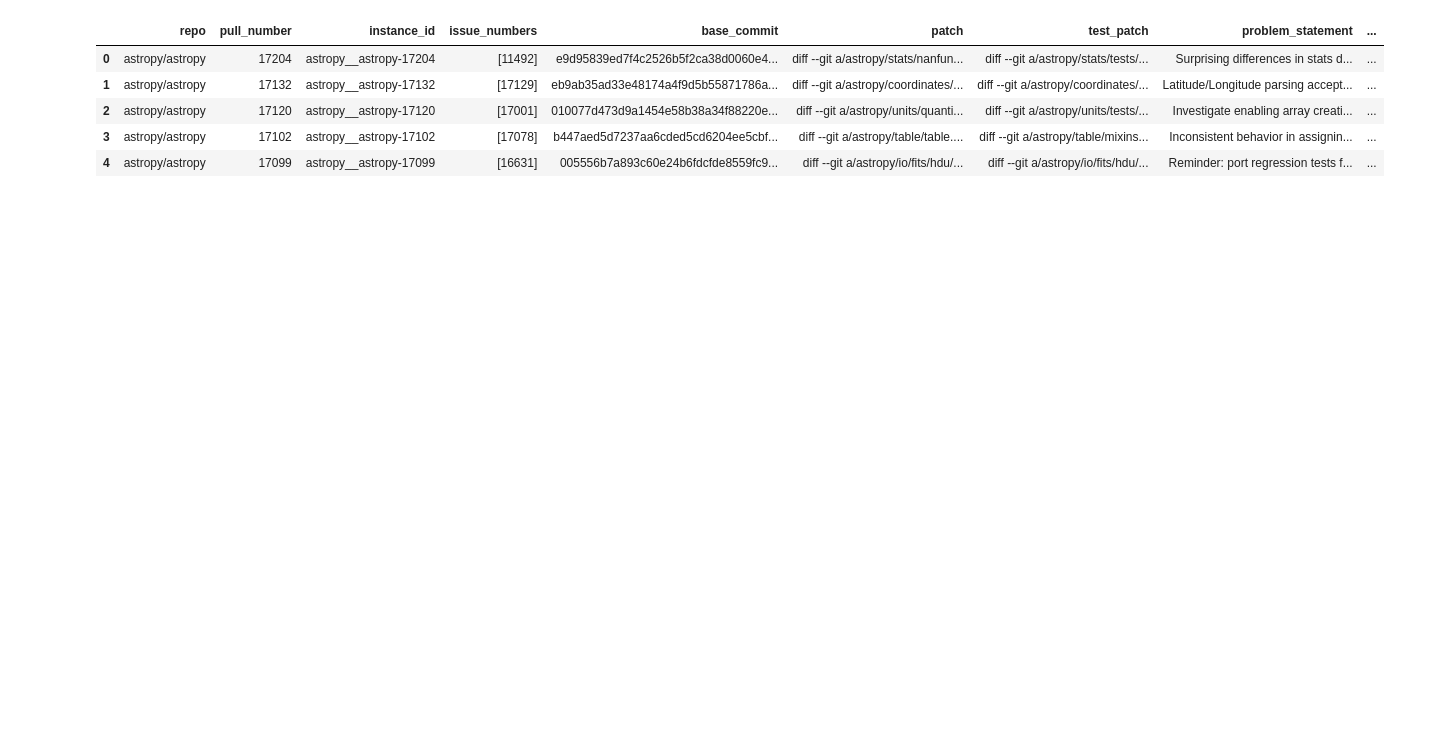
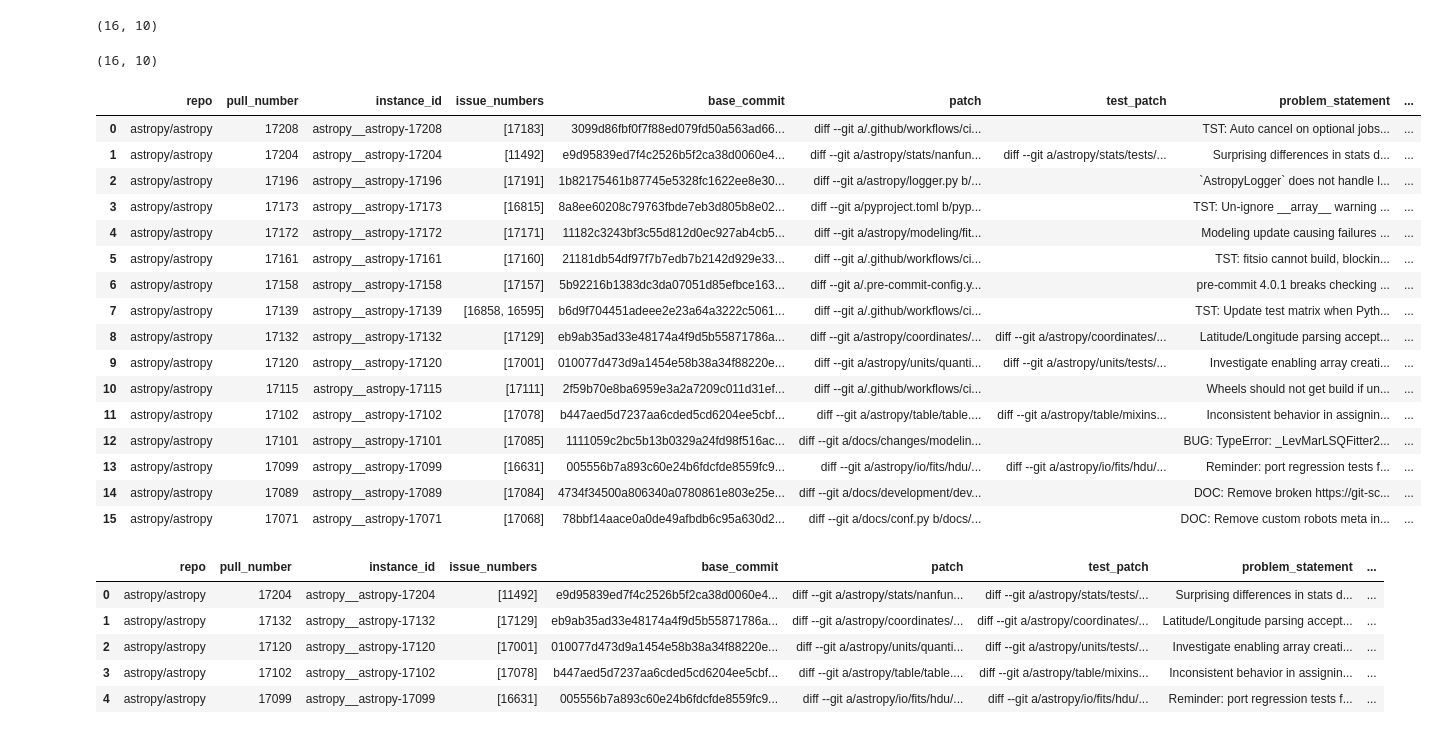
Before and after one commit to oyangjo/swe-dream, a Jupyter notebook: swebench/collect/inspect.ipynb, the cells around one changed output. Cells and saved outputs as stored; diff of their text form; code cells hidden in the pictures; blank space fills up the shorter version.

Commit message:
inspection for all output dataframes

```diff
--- a/swebench/collect/inspect.ipynb
+++ b/swebench/collect/inspect.ipynb
@@ -3,16 +3,28 @@ import json
 import pandas as pd
 
 # Path to the JSONL file
-file_path = '/Users/joyang/Development/swe-dream/swebench/collect/tasks/astropy-task-instances.jsonl'
+fp_pr = '/Users/joyang/Development/swe-dream/swebench/collect/prs/astropy-prs-20240531.jsonl'
+fp_t_all = '/Users/joyang/Development/swe-dream/swebench/collect/tasks/astropy-task-instances.jsonl.all'
+fp_t = '/Users/joyang/Development/swe-dream/swebench/collect/tasks/astropy-task-instances.jsonl'
 
 # List to store the data
-data = []
+data_pr = []
+data_t_all = []
+data_t = []
 
 # Open the file and read line by line
-with open(file_path, 'r') as file:
+with open(fp_pr, 'r') as file:
     for line in file:
-        # Parse each line as JSON and append to data list
-        data.append(json.loads(line))
+        data_pr.append(json.loads(line))
+with open(fp_t_all, 'r') as file:
+    for line in file:
+        data_t_all.append(json.loads(line))
+with open(fp_t, 'r') as file:
+    for line in file:
+        data_t.append(json.loads(line))
+
 
 # Convert the list of dictionaries to a pandas DataFrame
-df = pd.DataFrame(data)
+df_pr = pd.DataFrame(data_pr)
+df_t_all = pd.DataFrame(data_t_all)
+df_t = pd.DataFrame(data_t)
@@ -19,2 +46,30 @@ df = pd.DataFrame(data)
+# %%
+df_t_all.shape
+# %% [output]
+(16, 10)
+# %%
+df_t_all.shape
+# %% [output]
+(16, 10)
+# %%
+df_t_all.head(16)
+# %% [output]
+|  | repo | pull_number | instance_id | issue_numbers | base_commit | patch | test_patch | problem_statement | ... |
+| 0 | astropy/astropy | 17208 | astropy__astropy-17208 | [17183] | 3099d86fbf0f7f88ed079fd50a563ad66... | diff --git a/.github/workflows/ci... |  | TST: Auto cancel on optional jobs... | ... |
+| 1 | astropy/astropy | 17204 | astropy__astropy-17204 | [11492] | e9d95839ed7f4c2526b5f2ca38d0060e4... | diff --git a/astropy/stats/nanfun... | diff --git a/astropy/stats/tests/... | Surprising differences in stats d... | ... |
+| 2 | astropy/astropy | 17196 | astropy__astropy-17196 | [17191] | 1b82175461b87745e5328fc1622ee8e30... | diff --git a/astropy/logger.py b/... |  | `AstropyLogger` does not handle l... | ... |
+| 3 | astropy/astropy | 17173 | astropy__astropy-17173 | [16815] | 8a8ee60208c79763fbde7eb3d805b8e02... | diff --git a/pyproject.toml b/pyp... |  | TST: Un-ignore __array__ warning ... | ... |
+| 4 | astropy/astropy | 17172 | astropy__astropy-17172 | [17171] | 11182c3243bf3c55d812d0ec927ab4cb5... | diff --git a/astropy/modeling/fit... |  | Modeling update causing failures ... | ... |
+| 5 | astropy/astropy | 17161 | astropy__astropy-17161 | [17160] | 21181db54df97f7b7edb7b2142d929e33... | diff --git a/.github/workflows/ci... |  | TST: fitsio cannot build, blockin... | ... |
+| 6 | astropy/astropy | 17158 | astropy__astropy-17158 | [17157] | 5b92216b1383dc3da07051d85efbce163... | diff --git a/.pre-commit-config.y... |  | pre-commit 4.0.1 breaks checking ... | ... |
+| 7 | astropy/astropy | 17139 | astropy__astropy-17139 | [16858, 16595] | b6d9f704451adeee2e23a64a3222c5061... | diff --git a/.github/workflows/ci... |  | TST: Update test matrix when Pyth... | ... |
+| 8 | astropy/astropy | 17132 | astropy__astropy-17132 | [17129] | eb9ab35ad33e48174a4f9d5b55871786a... | diff --git a/astropy/coordinates/... | diff --git a/astropy/coordinates/... | Latitude/Longitude parsing accept... | ... |
+| 9 | astropy/astropy | 17120 | astropy__astropy-17120 | [17001] | 010077d473d9a1454e58b38a34f88220e... | diff --git a/astropy/units/quanti... | diff --git a/astropy/units/tests/... | Investigate enabling array creati... | ... |
+| 10 | astropy/astropy | 17115 | astropy__astropy-17115 | [17111] | 2f59b70e8ba6959e3a2a7209c011d31ef... | diff --git a/.github/workflows/ci... |  | Wheels should not get build if un... | ... |
+| 11 | astropy/astropy | 17102 | astropy__astropy-17102 | [17078] | b447aed5d7237aa6cded5cd6204ee5cbf... | diff --git a/astropy/table/table.... | diff --git a/astropy/table/mixins... | Inconsistent behavior in assignin... | ... |
+| 12 | astropy/astropy | 17101 | astropy__astropy-17101 | [17085] | 1111059c2bc5b13b0329a24fd98f516ac... | diff --git a/docs/changes/modelin... |  | BUG: TypeError: _LevMarLSQFitter2... | ... |
+| 13 | astropy/astropy | 17099 | astropy__astropy-17099 | [16631] | 005556b7a893c60e24b6fdcfde8559fc9... | diff --git a/astropy/io/fits/hdu/... | diff --git a/astropy/io/fits/hdu/... | Reminder: port regression tests f... | ... |
+| 14 | astropy/astropy | 17089 | astropy__astropy-17089 | [17084] | 4734f34500a806340a0780861e803e25e... | diff --git a/docs/development/dev... |  | DOC: Remove broken https://git-sc... | ... |
+| 15 | astropy/astropy | 17071 | astropy__astropy-17071 | [17068] | 78bbf14aace0a0de49afbdb6c95a630d2... | diff --git a/docs/conf.py b/docs/... |  | DOC: Remove custom robots meta in... | ... |
 # %%
 # Display the dataframe
```
Also changed, not shown: parts of 4 cells of this notebook.
